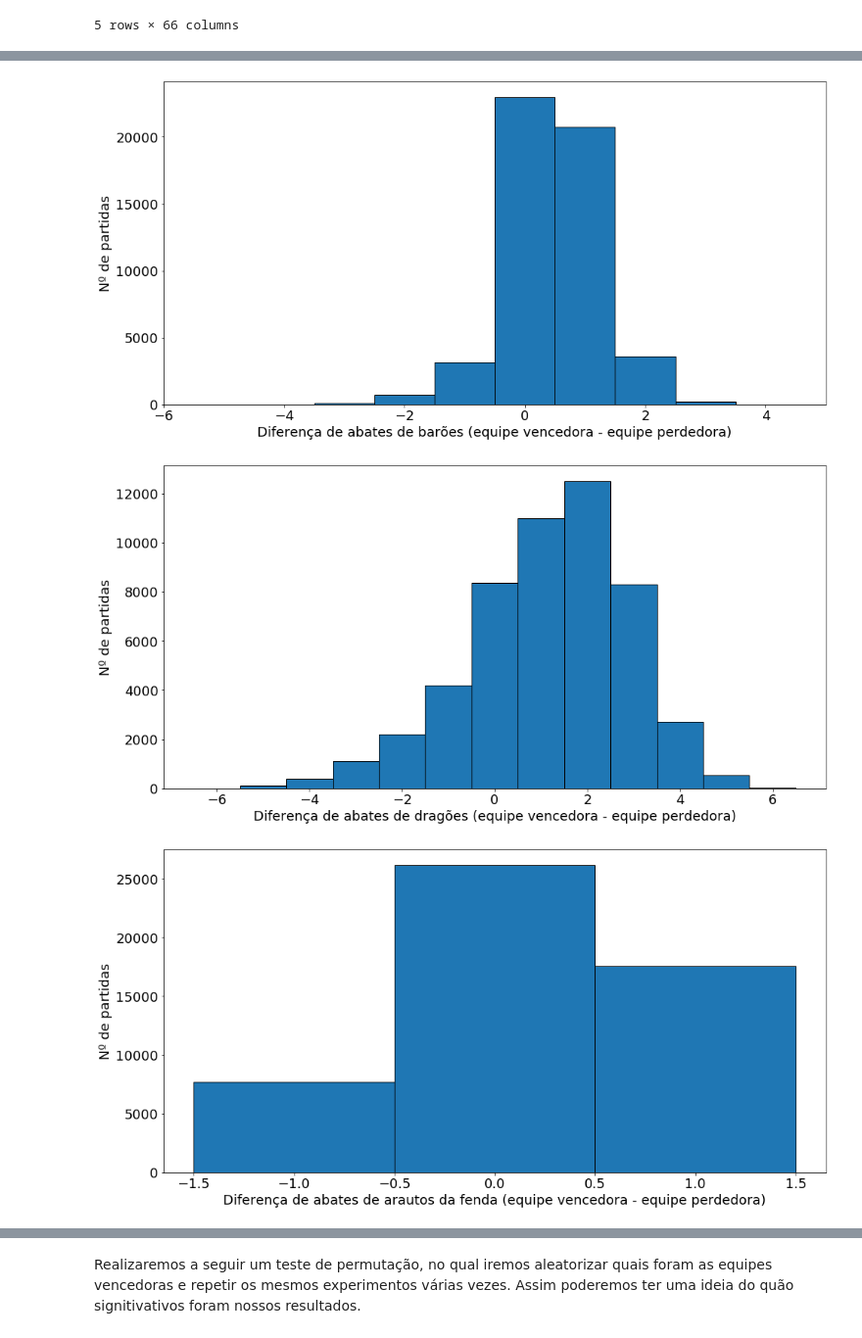
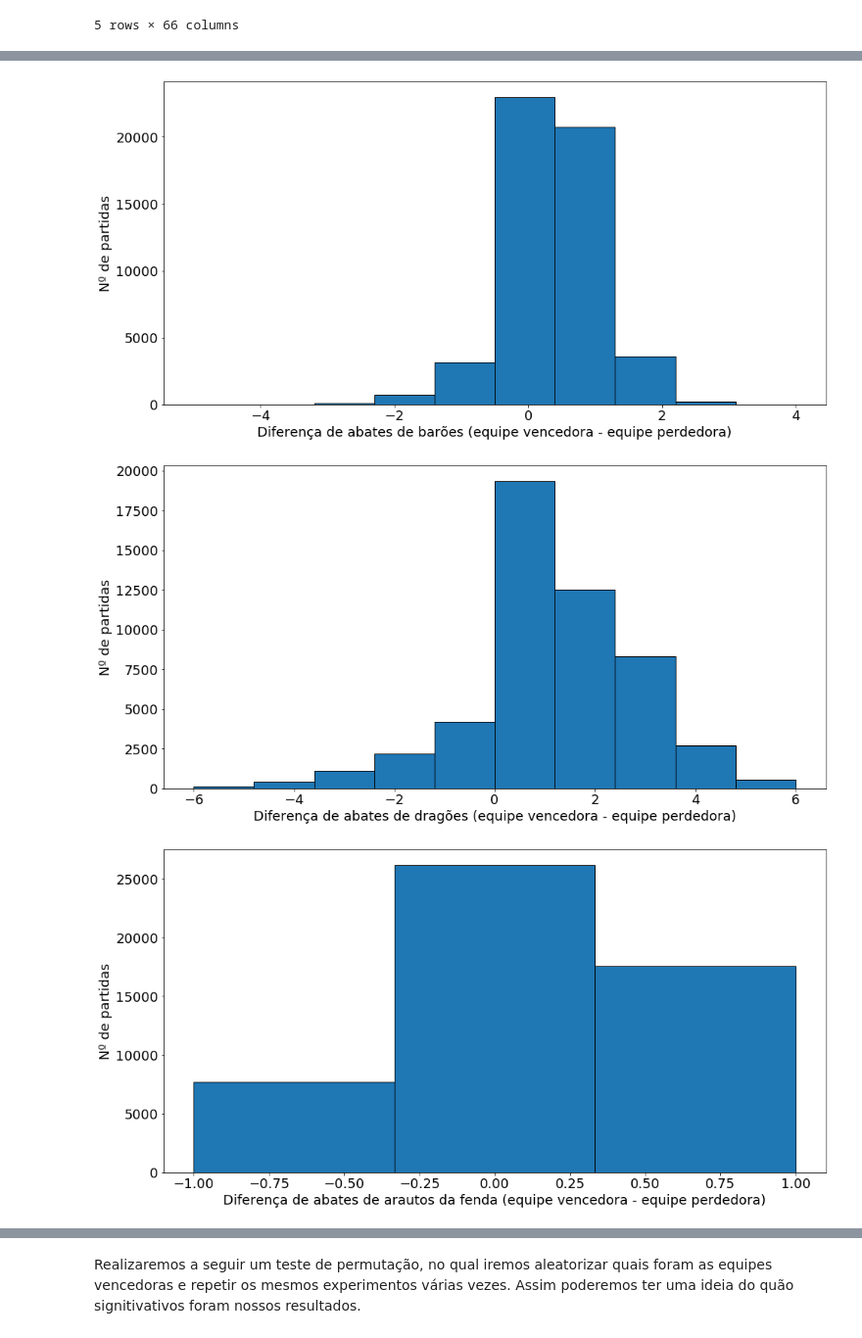
Before and after one commit to guilhermepoluc/league-of-legends-analysis-icd, a Jupyter notebook: lol-analise-inicial.ipynb, the cells around one changed output, grey strips where cells are left out. Shown at 98% size. Drawn from its saved outputs; the diff is of its cells as text; code cells hidden in the pictures.

```diff
--- a/lol-analise-inicial.ipynb
+++ b/lol-analise-inicial.ipynb
@@ -60,11 +52,5 @@ def calc_bins(atributo):
 # %%
-def meu_plot(atributo, x, y, discr=True):
-    bins = 40
-    if discr:
-        d = np.diff(np.unique(atributo)).min()
-        left_of_first_bin = atributo.min() - float(d)/2
-        right_of_last_bin = atributo.max() + float(d)/2
-        bins = np.arange(left_of_first_bin, right_of_last_bin + d, d)
+def meu_plot(atributo, x, y, bins):
     plt.figure(figsize=(16, 8))
     plt.hist(atributo, edgecolor='k', bins=bins)
     plt.xlabel(x)
@@ -74,11 +60,11 @@ def meu_plot(atributo, x, y, discr=True):
     for item in ([ax.title, ax.xaxis.label, ax.yaxis.label] + ax.get_xticklabels() + ax.get_yticklabels()):
         item.set_fontsize(18)
 # %%
-meu_plot(df['gameDuration']/60, 'Duração da partida em minutos', 'Nº de partidas', discr=False)
-meu_plot(df['towerKillsDiff'], 'Diferença de abates de torres (equipe vencedora - equipe perdedora)', 'Nº de partidas')
-meu_plot(df['inhibitorKillsDiff'], 'Diferença de abates de inibidores (equipe vencedora - equipe perdedora)', 'Nº de partidas')
-meu_plot(df['baronKillsDiff'], 'Diferença de abates de barões (equipe vencedora - equipe perdedora)', 'Nº de partidas')
-meu_plot(df['dragonKillsDiff'], 'Diferença de abates de dragões (equipe vencedora - equipe perdedora)', 'Nº de partidas')
-meu_plot(df['riftHeraldDiff'], 'Diferença de abates de arautos da fenda (equipe vencedora - equipe perdedora)', 'Nº de partidas')
+meu_plot(df['gameDuration']/60, 'Duração da partida em minutos', 'Nº de partidas', 40)
+meu_plot(df['towerKillsDiff'], 'Diferença de abates de torres (equipe vencedora - equipe perdedora)', 'Nº de partidas', 20)
+meu_plot(df['inhibitorKillsDiff'], 'Diferença de abates de inibidores (equipe vencedora - equipe perdedora)', 'Nº de partidas', 30)
+meu_plot(df['baronKillsDiff'], 'Diferença de abates de barões (equipe vencedora - equipe perdedora)', 'Nº de partidas', 10)
+meu_plot(df['dragonKillsDiff'], 'Diferença de abates de dragões (equipe vencedora - equipe perdedora)', 'Nº de partidas', 10)
+meu_plot(df['riftHeraldDiff'], 'Diferença de abates de arautos da fenda (equipe vencedora - equipe perdedora)', 'Nº de partidas', 3)
 # %% [output]
 [figure]
@@ -87,3 +73,3 @@ meu_plot(df['riftHeraldDiff'], 'Diferença de abates de arautos da fenda (equipe
-[figure, old version]
+[figure, new version]
-[figure, old version]
+[figure, new version]
-[figure, old version]
+[figure, new version]
```
Also changed, not shown: parts of 26 cells of this notebook.
